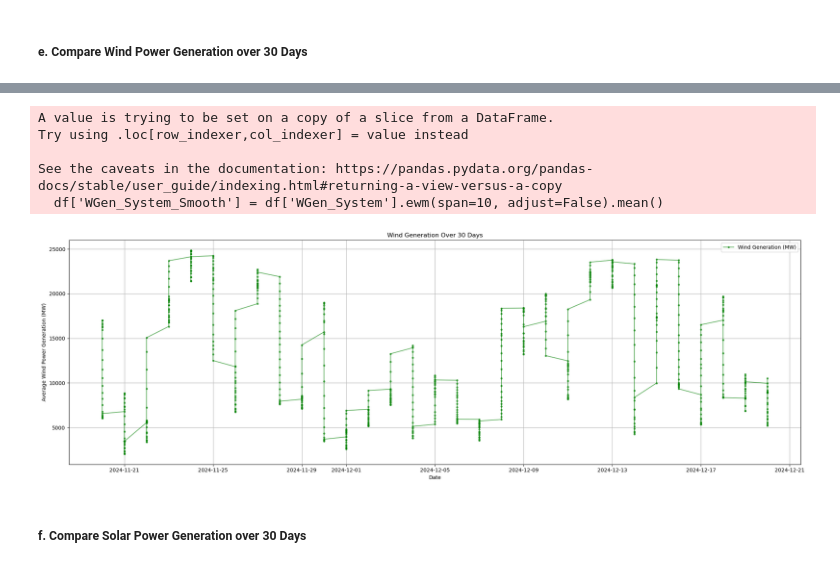
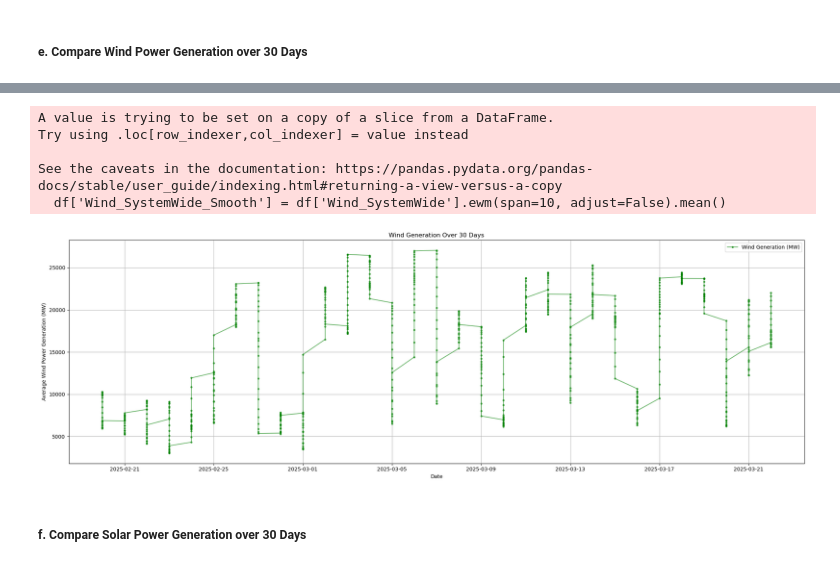
Before and after one commit to kmundey/ERCOT_Data_Analysis, a Jupyter notebook: data_analysis.ipynb, the cells around one changed output, grey strips where cells are left out. Saved outputs shown, nothing was run; the diff lists cells and outputs as text; code cells hidden in the pictures.

Commit message:
Update data analysis

```diff
--- a/data_analysis.ipynb
+++ b/data_analysis.ipynb
@@ -11,14 +14,13 @@ import matplotlib.pyplot as plt
 # %%
-# Load dataframe
-ercot_df = pd.read_csv("clean_data/ERCOT_Electricity_Data.csv")
-
 # Keep only the desired columns
-desired_cols = ['Date', 'Hour_Ending', 'Price_Hub_Avg', 'Load_Total', 'WGen_System', 'SGen_System']
+desired_cols = ['Date', 'Hour', 'Price_Hub_Avg', 'Load_Total', 'Wind_SystemWide', 'Solar_SystemWide']
 df = ercot_df[desired_cols]
 
 # Convert date into a datetime object
 df.loc[:, 'Date'] = pd.to_datetime(df['Date']).dt.date
 
+df.dropna()
+
 # Preview dataframe
 df.head()
 # %% [output]
@@ -168,6 +178,6 @@ plt.show()
 df['Date_Time'] = df.apply(lambda x: pd.Timestamp(year=x['Date'].year,
                                                          month=x['Date'].month,
                                                          day=x['Date'].day,
-                                                         hour=x['Hour_Ending']), axis=1)
+                                                         hour=x['Hour']), axis=1)
 df.head()
 # %% [output]
@@ -175,32 +195,32 @@ ValueError: hour must be in 0..23
 # %%
 # Attempt to smooth data via exponential moving avg
-df['WGen_System_Smooth'] = df['WGen_System'].ewm(span=10, adjust=False).mean()
+df['Wind_SystemWide_Smooth'] = df['Wind_SystemWide'].ewm(span=10, adjust=False).mean()
 
 # Create plot
 plt.figure(figsize=(21, 7))
 
 # Plot average wind generation
-plt.plot(df['Date'], df['WGen_System_Smooth'], color='green', marker='.', label='Wind Generation (MW)', alpha=0.6)
+plt.plot(df['Date'], df['Wind_SystemWide_Smooth'], color='green', marker='.', label='Wind Generation (MW)', alpha=0.6)
 #plt.plot(df['Date_Time'], df['WGen_System'], color='blue', marker='o', label='Wind Generation (units)', alpha=0.6)
 
 # Add title and labels
 plt.title('Wind Generation Over 30 Days')
 plt.xlabel('Date')
 plt.ylabel('Average Wind Power Generation (MW)')
 plt.xticks(rotation=0)
 plt.legend()
 plt.grid()
 
 # Show the plot
 plt.tight_layout()
 plt.show()
 # %% [output]
 A value is trying to be set on a copy of a slice from a DataFrame.
 Try using .loc[row_indexer,col_indexer] = value instead
 
 See the caveats in the documentation: https://pandas.pydata.org/pandas-docs/stable/user_guide/indexing.html#returning-a-view-versus-a-copy
-  df['WGen_System_Smooth'] = df['WGen_System'].ewm(span=10, adjust=False).mean()
+  df['Wind_SystemWide_Smooth'] = df['Wind_SystemWide'].ewm(span=10, adjust=False).mean()
-[figure, old version]
+[figure, new version]
 # %% [markdown]
 ##### f. Compare Solar Power Generation over 30 Days
 # %%
```
Also changed, not shown: parts of 7 cells of this notebook.
